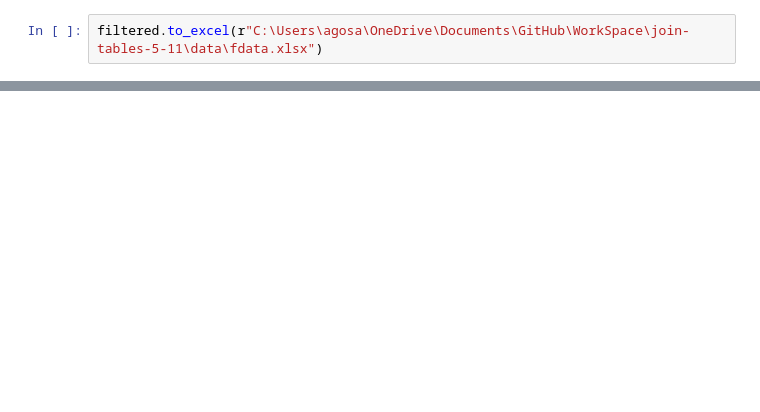
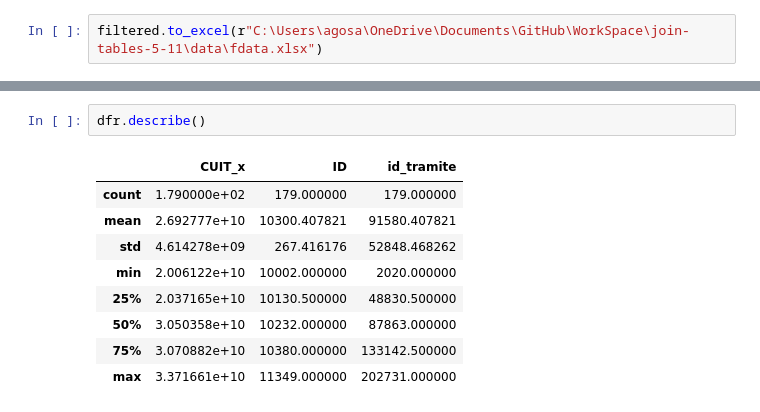
Before and after one commit to NazaDyA/WorkSpace, a Jupyter notebook: join-tables-5-11/wtv.ipynb, the cells around one changed output, grey strips where cells are left out. Drawn from its saved outputs; the diff is of its cells as text; blank space fills up the shorter version.

```diff
--- a/join-tables-5-11/wtv.ipynb
+++ b/join-tables-5-11/wtv.ipynb
@@ -211,0 +269,12 @@ Name: last-date, Length: 515, dtype: object
+# %%
+dfr.describe()
+# %% [output]
+|  | CUIT_x | ID | id_tramite |
+| count | 1.790000e+02 | 179.000000 | 179.000000 |
+| mean | 2.692777e+10 | 10300.407821 | 91580.407821 |
+| std | 4.614278e+09 | 267.416176 | 52848.468262 |
+| min | 2.006122e+10 | 10002.000000 | 2020.000000 |
+| 25% | 2.037165e+10 | 10130.500000 | 48830.500000 |
+| 50% | 3.050358e+10 | 10232.000000 | 87863.000000 |
+| 75% | 3.070882e+10 | 10380.000000 | 133142.500000 |
+| max | 3.371661e+10 | 11349.000000 | 202731.000000 |
```
Also changed, not shown: parts of 29 cells of this notebook, 1 other file.
